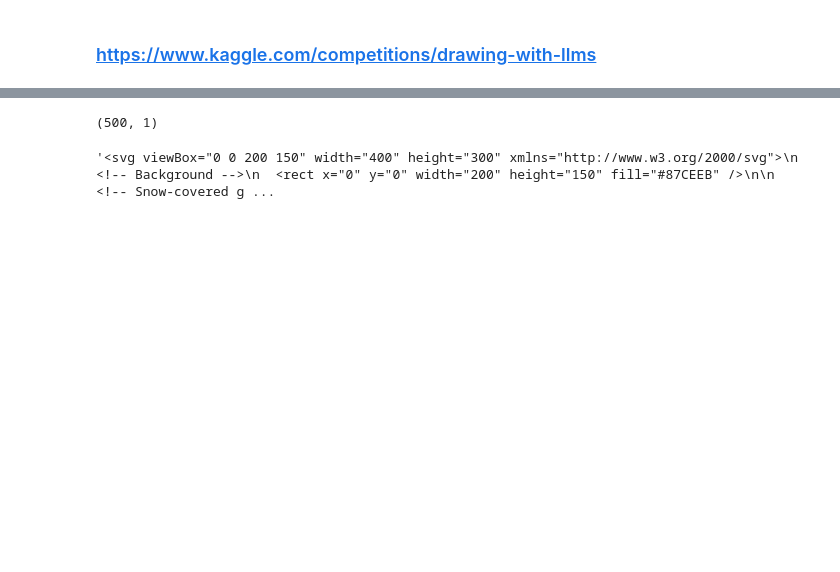
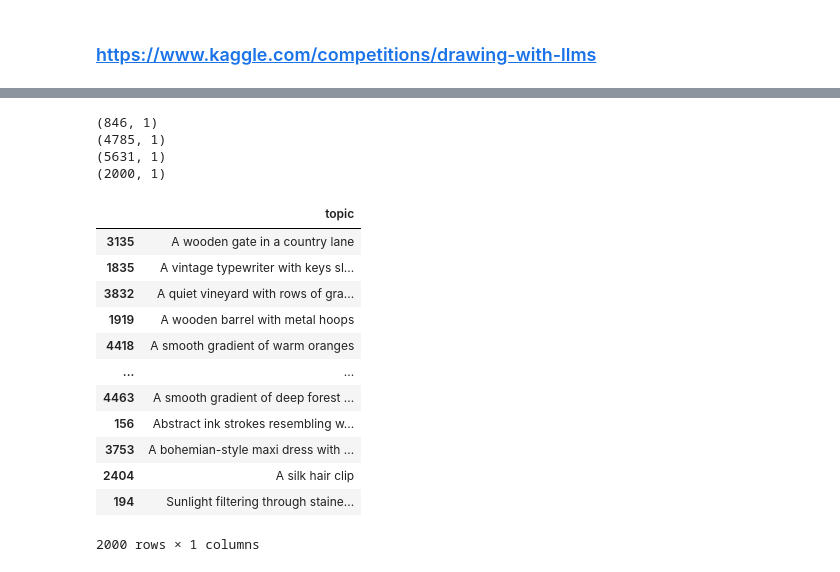
Before and after one commit to svk-123/Drawing_with_LLMs, a Jupyter notebook: Notebook_03_LLM_drawing_svg_generate_training_data.ipynb, the cells around one changed output, grey strips where cells are left out. Cells and saved outputs as stored; diff of their text form; code cells hidden in the pictures; blank space fills up the shorter version.

```diff
--- a/Notebook_03_LLM_drawing_svg_generate_training_data.ipynb
+++ b/Notebook_03_LLM_drawing_svg_generate_training_data.ipynb
@@ -141,12 +159,40 @@ def get_svg_code(text):
 #     file.write(topics_string)
 # %%
 import pandas as pd
-df = pd.read_table("topics_train2.txt", header=None)
-df.columns = ["topic"]
-df=df.iloc[-500:]
-df.shape
+df1 = pd.read_table("topics_train3.txt", header=None)
+df1.columns = ["topic"]
+print(df1.shape)
+
+df2 = pd.read_table("topics_train4.txt", header=None)
+df2.columns = ["topic"]
+print(df2.shape)
+
+df=pd.concat([df1, df2], ignore_index=True)
+print(df.shape)
+
+df = df.sample(n=2000, random_state=42)
+print(df.shape)
 # %% [output]
-(500, 1)
+(846, 1)
+(4785, 1)
+(5631, 1)
+(2000, 1)
+# %%
+df
+# %% [output]
+|  | topic |
+| 3135 | A wooden gate in a country lane |
+| 1835 | A vintage typewriter with keys sl... |
+| 3832 | A quiet vineyard with rows of gra... |
+| 1919 | A wooden barrel with metal hoops |
+| 4418 | A smooth gradient of warm oranges |
+| ... | ... |
+| 4463 | A smooth gradient of deep forest ... |
+| 156 | Abstract ink strokes resembling w... |
+| 3753 | A bohemian-style maxi dress with ... |
+| 2404 | A silk hair clip |
+| 194 | Sunlight filtering through staine... |
+2000 rows × 1 columns
 # %%
 from tqdm import tqdm
 tqdm.pandas()
@@ -167,8 +213,6 @@ def clean_svg(text):
 df["svg_code"] = df["response"].progress_apply(clean_svg)
 # %%
 df['svg_code'].iloc[0]
-# %% [output]
-'<svg viewBox="0 0 200 150" width="400" height="300" xmlns="http://www.w3.org/2000/svg">\n  <!-- Background -->\n  <rect x="0" y="0" width="200" height="150" fill="#87CEEB" />\n\n  <!-- Snow-covered g ...
 # %%
 # We can play with our Model and render its SVG output (don't export!)
 from IPython.display import SVG, display
```
Also changed, not shown: parts of 10 cells of this notebook, 4 other files.
